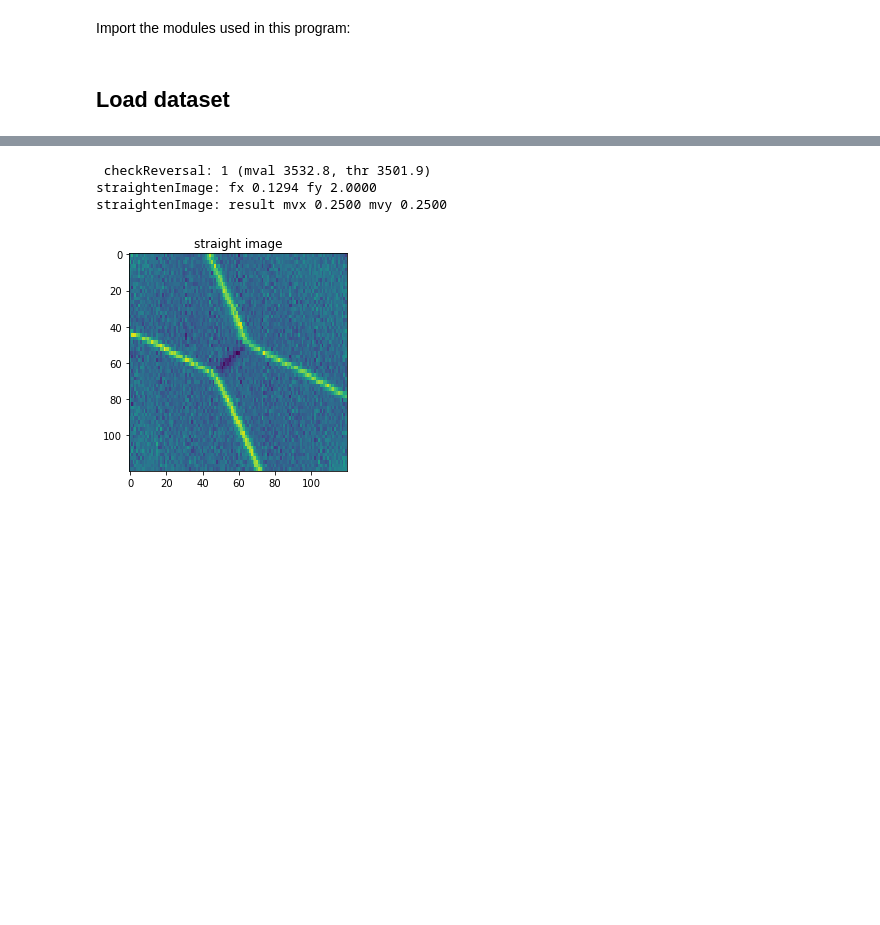
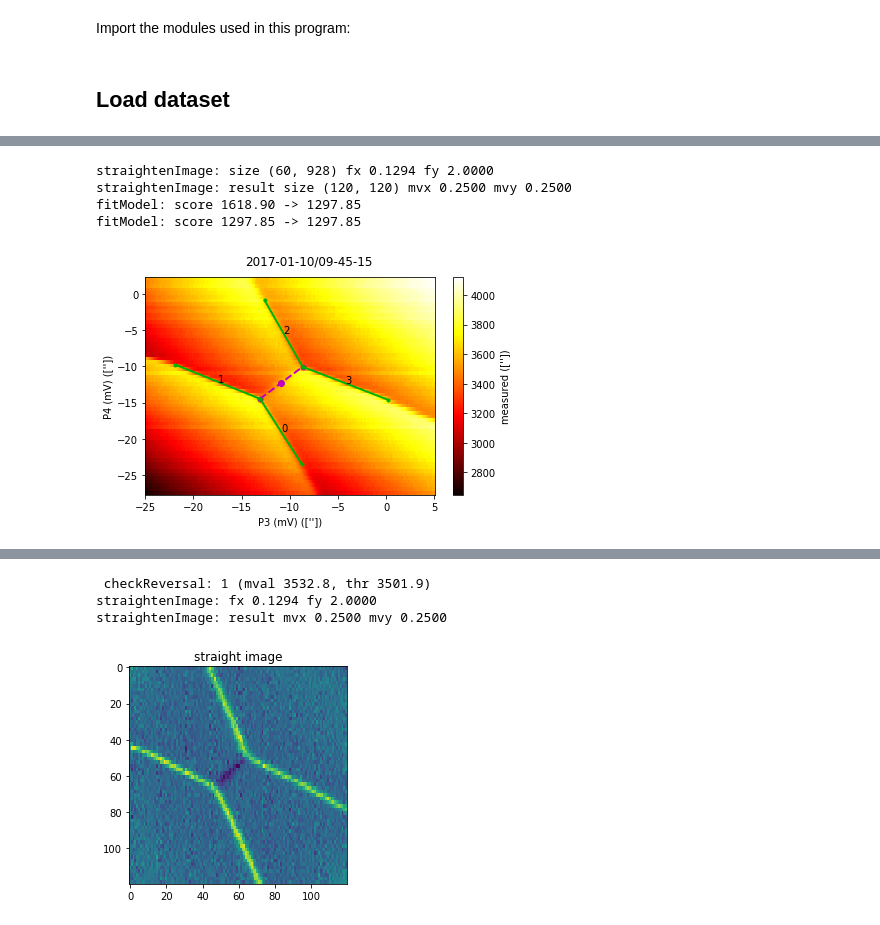
Before and after one commit to QuTech-Delft/qtt, a Jupyter notebook: examples/example_anticrossing.ipynb, the cells around one changed output, grey strips where cells are left out. Drawn from its saved outputs; the diff is of its cells as text; code cells hidden in the pictures; blank space fills up the shorter version.

Commit message:
add anticrossing module

```diff
--- a/examples/example_anticrossing.ipynb
+++ b/examples/example_anticrossing.ipynb
@@ -36,0 +32,11 @@ qtt.measurements.scans.plotData(data, fig=10)
+# %%
+fit_results = fit_anticrossing(data)
+# %% [output]
+straightenImage: size (60, 928) fx 0.1294 fy 2.0000
+straightenImage: result size (120, 120) mvx 0.2500 mvy 0.2500
+fitModel: score 1618.90 -> 1297.85
+fitModel: score 1297.85 -> 1297.85
+# %%
+plot_anticrossing(data, fit_results)
+# %% [output]
+[figure, added]
```
Also changed, not shown: parts of 9 cells of this notebook, 1 other file.
